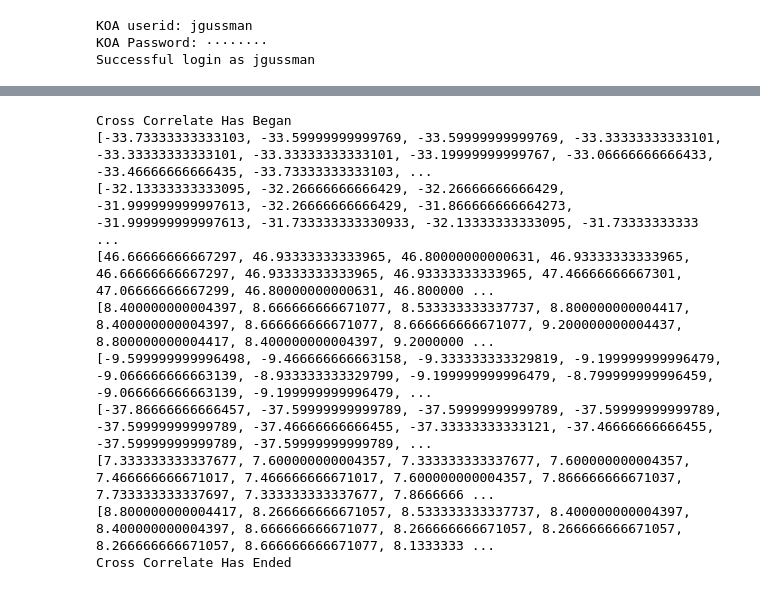
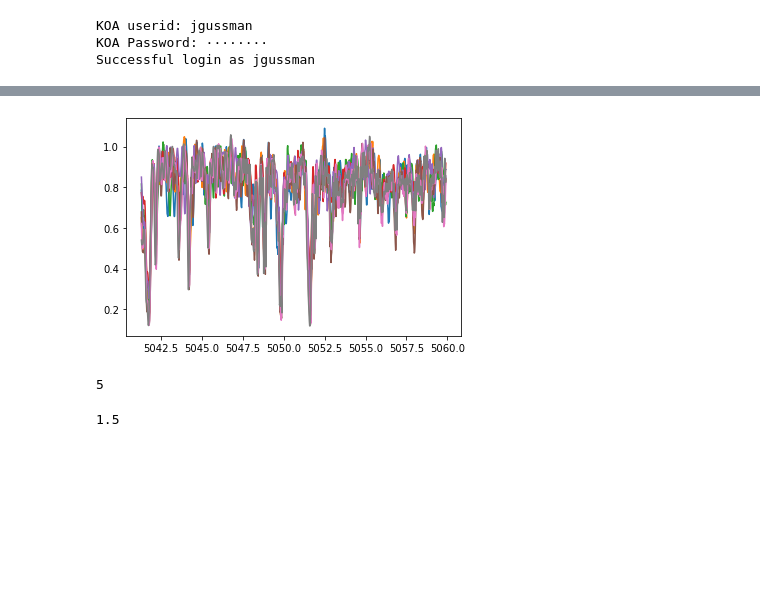
Before and after one commit to jgussman/CHIP, a Jupyter notebook: NoteBooks/main.ipynb, the cells around one changed output, grey strips where cells are left out. Saved outputs shown, nothing was run; the diff lists cells and outputs as text; code cells hidden in the pictures; blank space fills up the shorter version.

```diff
--- a/NoteBooks/main.ipynb
+++ b/NoteBooks/main.ipynb
@@ -371,15 +396,2 @@ Continuum Normalization Ended
-# %%
-testcirObject.CrossCorrelate()
-# %% [output]
-Cross Correlate Has Began
-[-33.73333333333103, -33.59999999999769, -33.59999999999769, -33.33333333333101, -33.33333333333101, -33.33333333333101, -33.19999999999767, -33.06666666666433, -33.46666666666435, -33.73333333333103, ...
-[-32.13333333333095, -32.26666666666429, -32.26666666666429, -31.999999999997613, -32.26666666666429, -31.866666666664273, -31.999999999997613, -31.733333333330933, -32.13333333333095, -31.73333333333 ...
-[46.66666666667297, 46.93333333333965, 46.80000000000631, 46.93333333333965, 46.66666666667297, 46.93333333333965, 46.93333333333965, 47.46666666667301, 47.06666666667299, 46.80000000000631, 46.800000 ...
-[8.400000000004397, 8.666666666671077, 8.533333333337737, 8.800000000004417, 8.400000000004397, 8.666666666671077, 8.666666666671077, 9.200000000004437, 8.800000000004417, 8.400000000004397, 9.2000000 ...
-[-9.599999999996498, -9.466666666663158, -9.333333333329819, -9.199999999996479, -9.066666666663139, -8.933333333329799, -9.199999999996479, -8.799999999996459, -9.066666666663139, -9.199999999996479, ...
-[-37.86666666666457, -37.59999999999789, -37.59999999999789, -37.59999999999789, -37.59999999999789, -37.46666666666455, -37.33333333333121, -37.46666666666455, -37.59999999999789, -37.59999999999789, ...
-[7.333333333337677, 7.600000000004357, 7.333333333337677, 7.600000000004357, 7.466666666671017, 7.466666666671017, 7.600000000004357, 7.866666666671037, 7.733333333337697, 7.333333333337677, 7.8666666 ...
-[8.800000000004417, 8.266666666671057, 8.533333333337737, 8.400000000004397, 8.400000000004397, 8.666666666671077, 8.266666666671057, 8.266666666671057, 8.266666666671057, 8.666666666671077, 8.1333333 ...
-Cross Correlate Has Ended
 # %%
 #----------Testing Below------------
@@ -399,4 +398,11 @@ tr_ivar = ivar.to_numpy().T
-# %%
-for i in range(len(tr_ivar)):
-    if np.isnan(tr_ivar[i]).any():
-        print(f"{i} has nan/s")
+# %%
+fluxes_path = 'fluxes_for_HIRES.csv'
+ID_and_flux = pd.read_csv(fluxes_path)
+# %%
+import matplotlib.pyplot as plt
+wl = pd.read_csv("interpolated_wl.csv").to_numpy().T[0]
+for i in ID_and_flux.to_numpy().T:
+    plt.plot(wl[100:1000],i[100:1000])
+plt.show()
+# %% [output]
+[figure, added]
@@ -402,0 +412,8 @@ for i in range(len(tr_ivar)):
+# %%
+t[-1]
+# %% [output]
+5
+# %%
+np.mean([1,2])
+# %% [output]
+1.5
```
Also changed, not shown: parts of 8 cells of this notebook.
